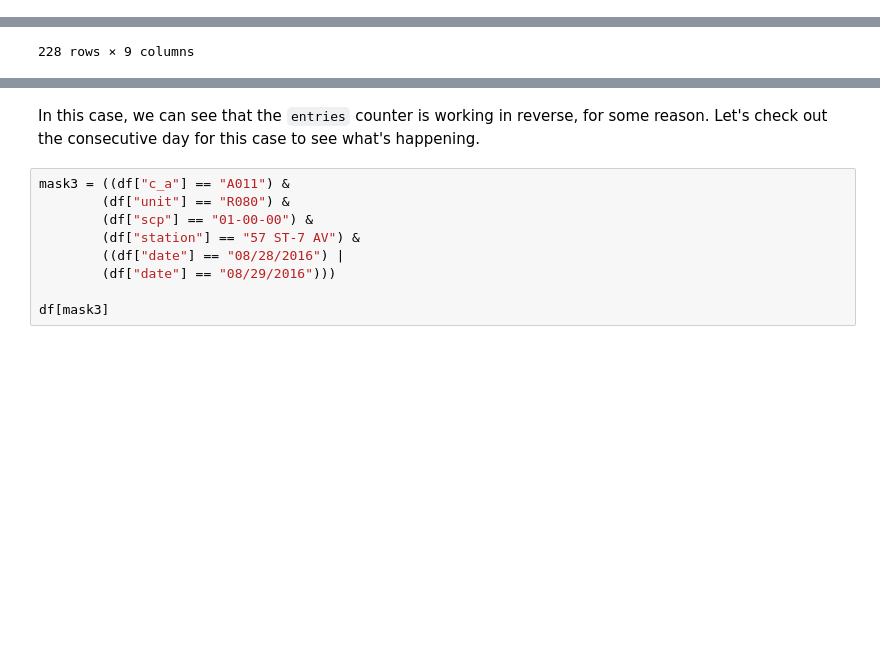
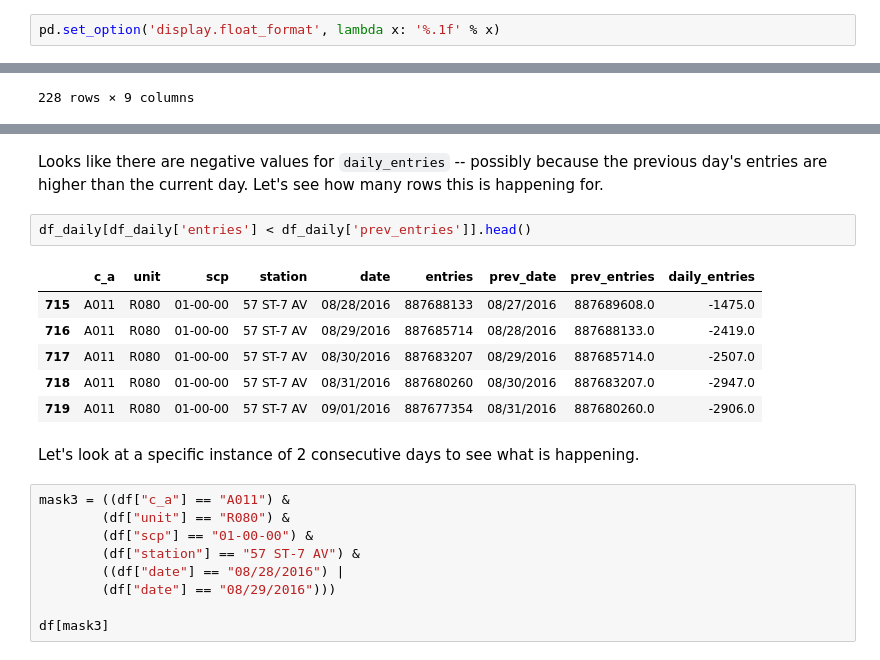
Before and after one commit to jayktee/metis, a Jupyter notebook: week2/mta_1.ipynb, the cells around one changed output, grey strips where cells are left out. Cells and saved outputs as stored; diff of their text form; blank space fills up the shorter version.

```diff
--- a/week2/mta_1.ipynb
+++ b/week2/mta_1.ipynb
@@ -1,5 +1,7 @@
 # %% [markdown]
 # MTA 1 Exercise
+# %%
+pd.set_option('display.float_format', lambda x: '%.1f' % x)
 # %%
 import pandas as pd
 import numpy as np
@@ -224,5 +208,16 @@ df[mask2]
-# %% [markdown]
-In this case, we can see that the `entries` counter is working in reverse, for some reason. Let's check out the consecutive day for this case to see what's happening.
+# %% [markdown]
+Looks like there are negative values for `daily_entries` -- possibly because the previous day's entries are higher than the current day. Let's see how many rows this is happening for.
+# %%
+df_daily[df_daily['entries'] < df_daily['prev_entries']].head()
+# %% [output]
+|  | c_a | unit | scp | station | date | entries | prev_date | prev_entries | daily_entries |
+| 715 | A011 | R080 | 01-00-00 | 57 ST-7 AV | 08/28/2016 | 887688133 | 08/27/2016 | 887689608.0 | -1475.0 |
+| 716 | A011 | R080 | 01-00-00 | 57 ST-7 AV | 08/29/2016 | 887685714 | 08/28/2016 | 887688133.0 | -2419.0 |
+| 717 | A011 | R080 | 01-00-00 | 57 ST-7 AV | 08/30/2016 | 887683207 | 08/29/2016 | 887685714.0 | -2507.0 |
+| 718 | A011 | R080 | 01-00-00 | 57 ST-7 AV | 08/31/2016 | 887680260 | 08/30/2016 | 887683207.0 | -2947.0 |
+| 719 | A011 | R080 | 01-00-00 | 57 ST-7 AV | 09/01/2016 | 887677354 | 08/31/2016 | 887680260.0 | -2906.0 |
+# %% [markdown]
+Let's look at a specific instance of 2 consecutive days to see what is happening.
 # %%
 mask3 = ((df["c_a"] == "A011") &
         (df["unit"] == "R080") &
```
Also changed, not shown: parts of 14 cells of this notebook, 2 other files.
